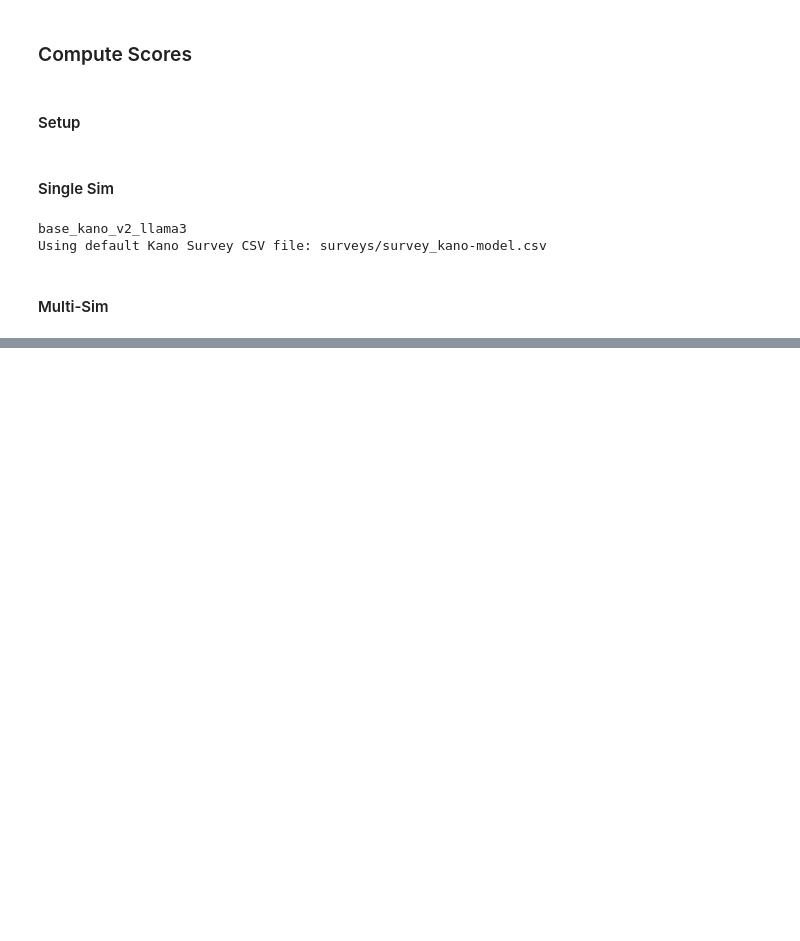
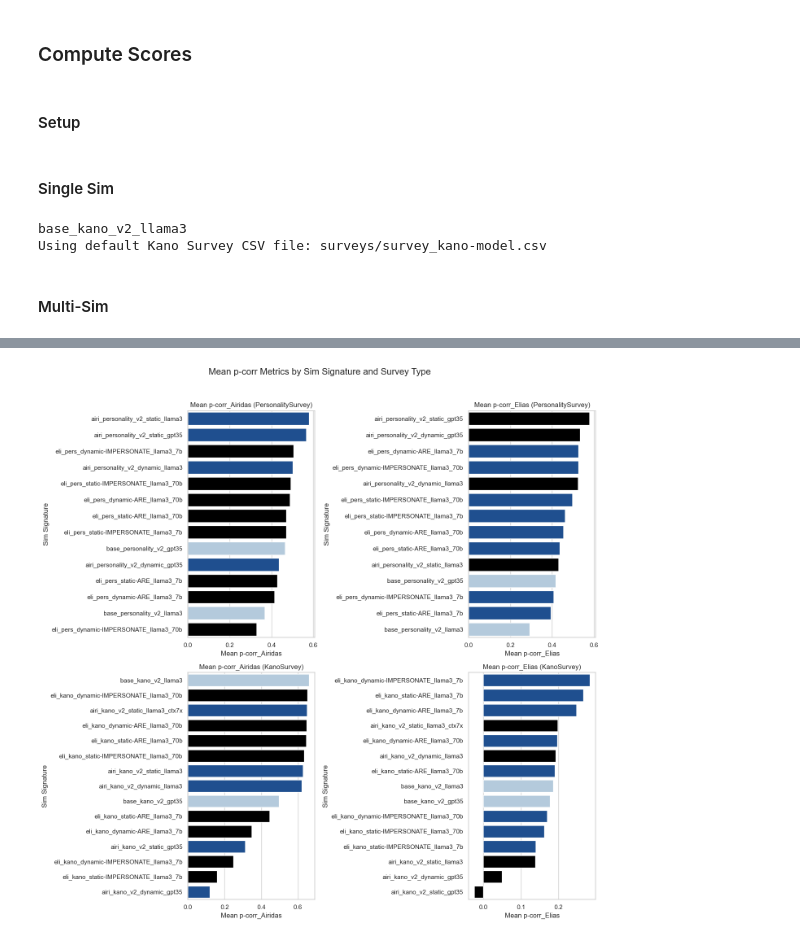
Before and after one commit to Brikas/Thesis, a Jupyter notebook: airidas.ipynb, the cells around one changed output, grey strips where cells are left out. Drawn from its saved outputs; the diff is of its cells as text; code cells hidden in the pictures; blank space fills up the shorter version.

```diff
--- a/airidas.ipynb
+++ b/airidas.ipynb
@@ -1309,0 +1390,76 @@ df
+# %%
+import matplotlib.pyplot as plt
+import seaborn as sns
+import pandas as pd
+
+# Set style
+sns.set(style="whitegrid")
+
+# Sorting and filtering the dataframe for each plot
+sorted_airidas_personality = dfg[(dfg['survey_type'] == 'PersonalitySurvey')].sort_values('p-corr_Airidas_mean', ascending=False)
+sorted_airidas_kano = dfg[(dfg['survey_type'] == 'KanoSurvey')].sort_values('p-corr_Airidas_mean', ascending=False)
+sorted_elias_personality = dfg[(dfg['survey_type'] == 'PersonalitySurvey')].sort_values('p-corr_Elias_mean', ascending=False)
+sorted_elias_kano = dfg[(dfg['survey_type'] == 'KanoSurvey')].sort_values('p-corr_Elias_mean', ascending=False)
+
+# Custom color function that also compares the 'SUBJECT' value
+def get_colors_airidas(df):
+    colors = []
+    for _, row in df.iterrows():
+        if row['SUBJECT'] != 'airidas' and not row['is_base']:
+            colors.append('black')  # Color these bars black if 'SUBJECT' is not 'airidas'
+        elif row['is_base']:
+            colors.append('#adcbe3')  # Soft tinted light blue
+        else:
+            colors.append('#0c4da2')  # Deep blue
+
+    return colors
+
+def get_colors_elias(df):
+    colors = []
+    for _, row in df.iterrows():
+        if row['SUBJECT'] != 'elias' and not row['is_base']:
+            colors.append('black')  # Color these bars black if 'SUBJECT' is not 'elias'
+        elif row['is_base']:
+            colors.append('#adcbe3')  # Soft tinted light blue
+        else:
+            colors.append('#0c4da2')  # Deep blue
+
+    return colors
+
+# Get colors for each dataset
+colors_airidas_p = get_colors_airidas(sorted_airidas_personality)
+colors_airidas_k = get_colors_airidas(sorted_airidas_kano)
+colors_elias_p = get_colors_elias(sorted_elias_personality)
+colors_elias_k = get_colors_elias(sorted_elias_kano)
+
+# Create a figure with subplots
+fig, axs = plt.subplots(2, 2, figsize=(14, 14))  # 2 rows, 2 columns
+fig.suptitle('Mean p-corr Metrics by Sim Signature and Survey Type', fontsize=16)
+
+# Plotting as horizontal bar charts using sorted data and custom colors
+sns.barplot(data=sorted_airidas_personality, y='sim_signature', x='p-corr_Airidas_mean', ax=axs[0, 0], palette=colors_airidas_p, orient='h')
+axs[0, 0].set_title('Mean p-corr_Airidas (PersonalitySurvey)')
+axs[0, 0].set_xlabel('Mean p-corr_Airidas')
+axs[0, 0].set_ylabel('Sim Signature')
+
+sns.barplot(data=sorted_airidas_kano, y='sim_signature', x='p-corr_Airidas_mean', ax=axs[1, 0], palette=colors_airidas_k, orient='h')
+axs[1, 0].set_title('Mean p-corr_Airidas (KanoSurvey)')
+axs[1, 0].set_xlabel('Mean p-corr_Airidas')
+axs[1, 0].set_ylabel('Sim Signature')
+
+sns.barplot(data=sorted_elias_personality, y='sim_signature', x='p-corr_Elias_mean', ax=axs[0, 1], palette=colors_elias_p, orient='h')
+axs[0, 1].set_title('Mean p-corr_Elias (PersonalitySurvey)')
+axs[0, 1].set_xlabel('Mean p-corr_Elias')
+axs[0, 1].set_ylabel('Sim Signature')
+
+sns.barplot(data=sorted_elias_kano, y='sim_signature', x='p-corr_Elias_mean', ax=axs[1, 1], palette=colors_elias_k, orient='h')
+axs[1, 1].set_title('Mean p-corr_Elias (KanoSurvey)')
+axs[1, 1].set_xlabel('Mean p-corr_Elias')
+axs[1, 1].set_ylabel('Sim Signature')
+
+# Adjust layout for readability
+plt.tight_layout(rect=[0, 0, 1, 0.96])
+
+# Show plot
+plt.show()
+# %% [output]
@@ -1309,0 +1481 @@ df
+[figure, added]
```
Also changed, not shown: parts of 12 cells of this notebook, 1 other file.
